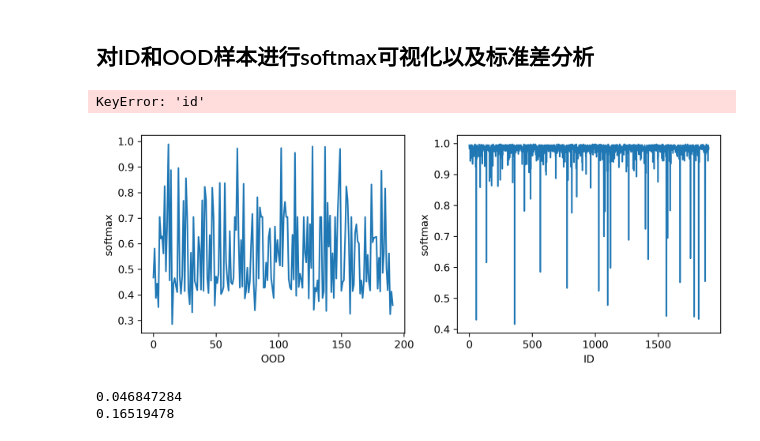
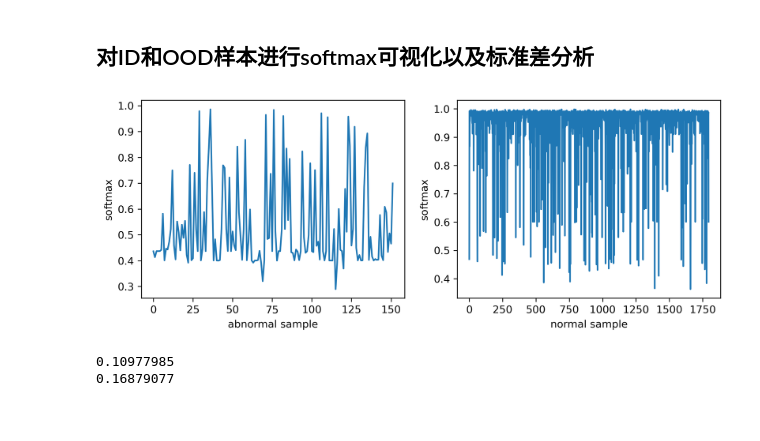
Before and after one commit to yuanchongbit/timeEvolved, a Jupyter notebook: MalConv/src/entropy_analyse.ipynb, the cells around one changed output. Saved outputs shown, nothing was run; the diff lists cells and outputs as text; code cells hidden in the pictures.

```diff
--- a/MalConv/src/entropy_analyse.ipynb
+++ b/MalConv/src/entropy_analyse.ipynb
@@ -16,11 +16,11 @@ ood2label = {True: 0, False: 1}
 data_test_1 = pd.read_csv('data_test_1.csv')
 data_ood = data_test_1[data_test_1['id']==False]
 path_ood = data_ood['name'].to_list()
-model_random = keras.models.load_model('../model/malconv_random.h5')
+model_random = keras.models.load_model('../model/malconv_split.h5')
 
 batch_size = 100
 for idx in tqdm(range(0, len(path_ood), batch_size)):
-    code_tmp = codes_loader(path_ood[idx, idx + batch_size])
+    code_tmp = codes_loader(path_ood[idx: idx + batch_size])
     logits_tmp = model_random.predict(code_tmp)
     logits_ood = logits_tmp if idx == 0 else np.concatenate((logits_ood, logits_tmp), axis = 0)
 
@@ -29,41 +29,46 @@ for idx in tqdm(range(0, len(path_ood), batch_size)):
 soft_ood = keras.backend.softmax(logits_ood)
 soft_ood = soft_ood.numpy()
 soft_ood = np.max(soft_ood, axis=1)
-# %% [output]
-KeyError: 'id'
 # %%
 data_id = data_test_1[data_test_1['id']==True]
 path_id = data_id['name'].to_list()
-codes_id = codes_loader(path_id)
+# codes_id = codes_loader(path_id)
 
-model_random = keras.models.load_model('../model/malconv_random.h5')
-logits_id = model_random.predict(codes_id)
+model_random = keras.models.load_model('../model/malconv_split.h5')
+
+batch_size = 100
+for idx in tqdm(range(0, len(path_id), batch_size)):
+    code_tmp = codes_loader(path_id[idx: idx + batch_size])
+    logits_tmp = model_random.predict(code_tmp)
+    logits_id = logits_tmp if idx == 0 else np.concatenate((logits_id, logits_tmp), axis = 0)
+
+# logits_id = model_random.predict(codes_id)
 soft_id = keras.backend.softmax(logits_id)
 soft_id = soft_id.numpy()
 soft_id = np.max(soft_id, axis=1)
 # %%
 data_id = pd.DataFrame(soft_id, columns=['id'])
 data_ood = pd.DataFrame(soft_ood, columns=['id'])
 
 import matplotlib.pyplot as plt
 import seaborn as sns
 
 fig = plt.figure(figsize=(10, 3.5),dpi=300)
 ax = fig.add_subplot(121)
 sns.lineplot(data=data_ood['id'], ax=ax)
 plt.ylabel("softmax")
-plt.xlabel("OOD")
+plt.xlabel("abnormal sample")
 
 ax = fig.add_subplot(122)
 sns.lineplot(data=data_id['id'], ax=ax)
 plt.ylabel("softmax")
-plt.xlabel("ID")
+plt.xlabel("normal sample")
 plt.savefig("./figures/entropy_analyse.png")
 # %% [output]
-[figure, old version]
+[figure, new version]
 # %%
 print(np.std(soft_id))
 print(np.std(soft_ood))
 # %% [output]
-0.046847284
-0.16519478
+0.10977985
+0.16879077
```
Also changed, not shown: 9 other files.
